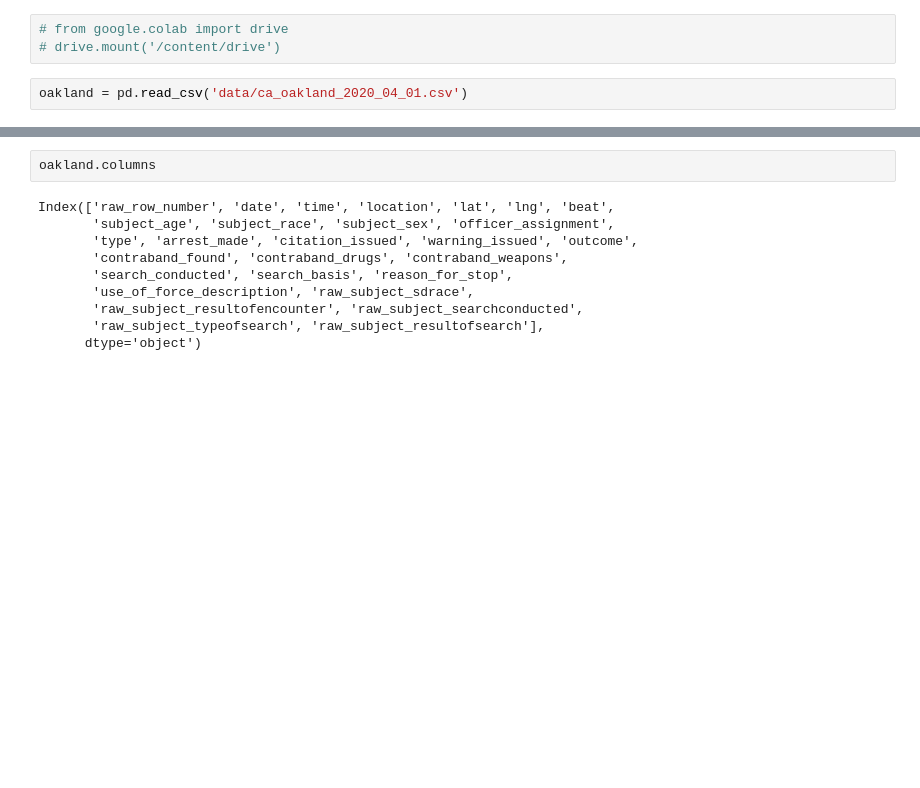
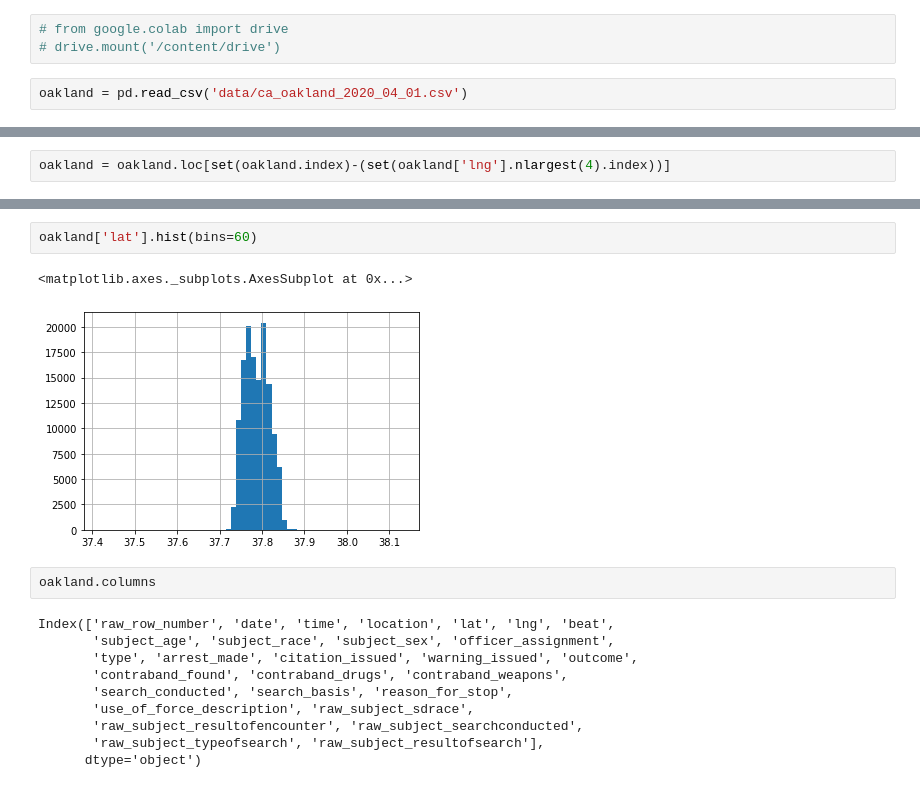
Before and after one commit to JordanLevy99/dsc167-paper1, a Jupyter notebook: DSC_167_Paper_1.ipynb, the cells around one changed output, grey strips where cells are left out. Cells and saved outputs as stored; diff of their text form; blank space fills up the shorter version.

```diff
--- a/DSC_167_Paper_1.ipynb
+++ b/DSC_167_Paper_1.ipynb
@@ -16,0 +35,2 @@ oakland = pd.read_csv('data/ca_oakland_2020_04_01.csv')
+# %%
+oakland = oakland.loc[set(oakland.index)-(set(oakland['lng'].nlargest(4).index))]
@@ -17,3 +73,8 @@ oakland = pd.read_csv('data/ca_oakland_2020_04_01.csv')
+# %%
+oakland['lat'].hist(bins=60)
+# %% [output]
+<matplotlib.axes._subplots.AxesSubplot at 0x...>
+[figure, added]
 # %%
 oakland.columns
 # %% [output]
```
Also changed, not shown: parts of 11 cells of this notebook, 1 other file.
